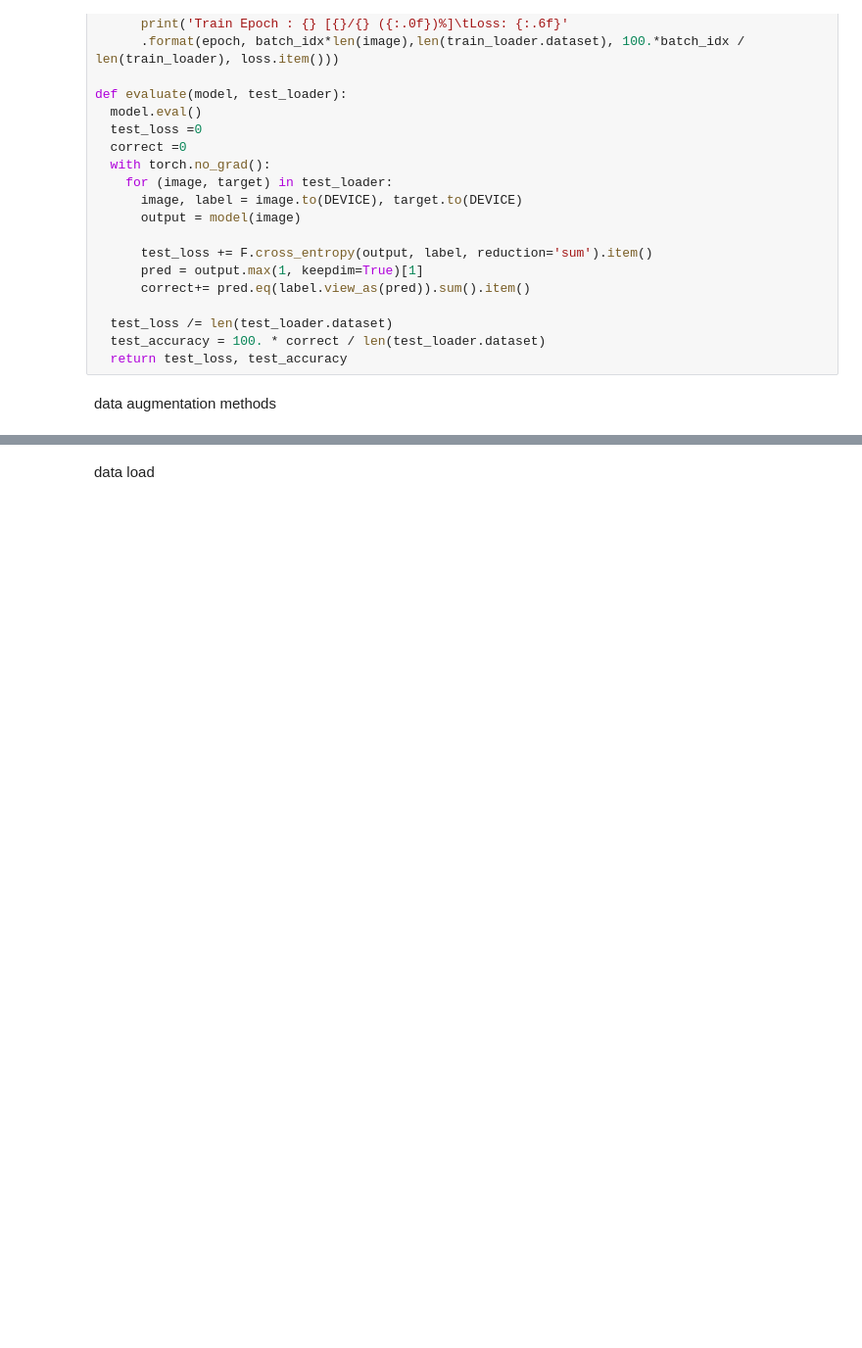
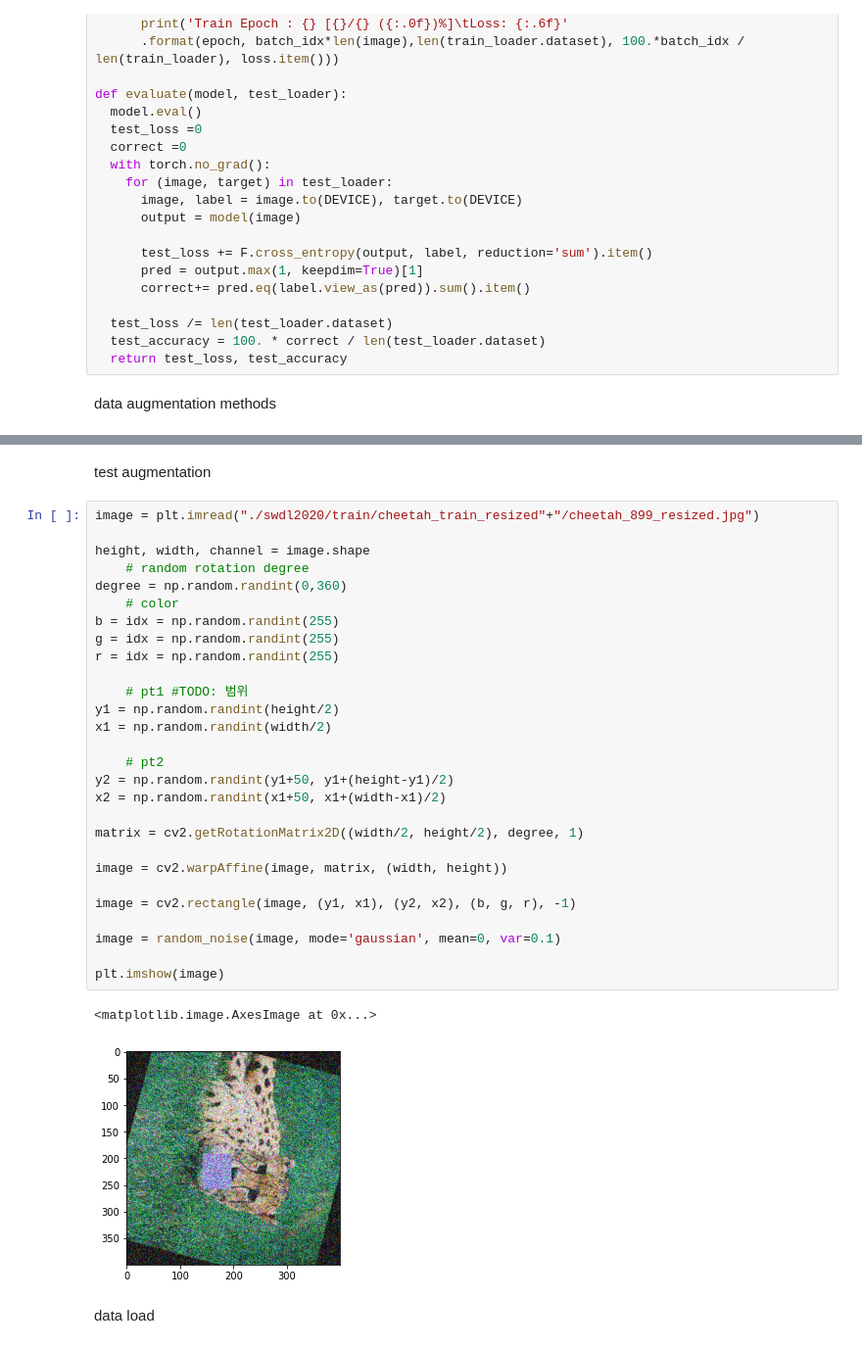
Before and after one commit to soyoungpark9187/DeepLearning, a Jupyter notebook: DL_competition.ipynb, the cells around one changed output, grey strips where cells are left out. Shown at 98% size. Drawn from its saved outputs; the diff is of its cells as text; blank space fills up the shorter version.

```diff
--- a/DL_competition.ipynb
+++ b/DL_competition.ipynb
@@ -137,3 +147,36 @@ def augmentation(image):
+# %% [markdown]
+test augmentation
+# %%
+image = plt.imread("./swdl2020/train/cheetah_train_resized"+"/cheetah_899_resized.jpg")
+
+height, width, channel = image.shape
+    # random rotation degree
+degree = np.random.randint(0,360)
+    # color
+b = idx = np.random.randint(255)
+g = idx = np.random.randint(255)
+r = idx = np.random.randint(255)
+
+    # pt1 #TODO: 범위
+y1 = np.random.randint(height/2)
+x1 = np.random.randint(width/2)
+
+    # pt2
+y2 = np.random.randint(y1+50, y1+(height-y1)/2)
+x2 = np.random.randint(x1+50, x1+(width-x1)/2)
+
+matrix = cv2.getRotationMatrix2D((width/2, height/2), degree, 1)
+
+image = cv2.warpAffine(image, matrix, (width, height))
+
+image = cv2.rectangle(image, (y1, x1), (y2, x2), (b, g, r), -1)
+
+image = random_noise(image, mode='gaussian', mean=0, var=0.1)
+
+plt.imshow(image)
+# %% [output]
+<matplotlib.image.AxesImage at 0x...>
+[figure, added]
 # %% [markdown]
 data load
 # %%
```
Also changed, not shown: parts of 14 cells of this notebook.
